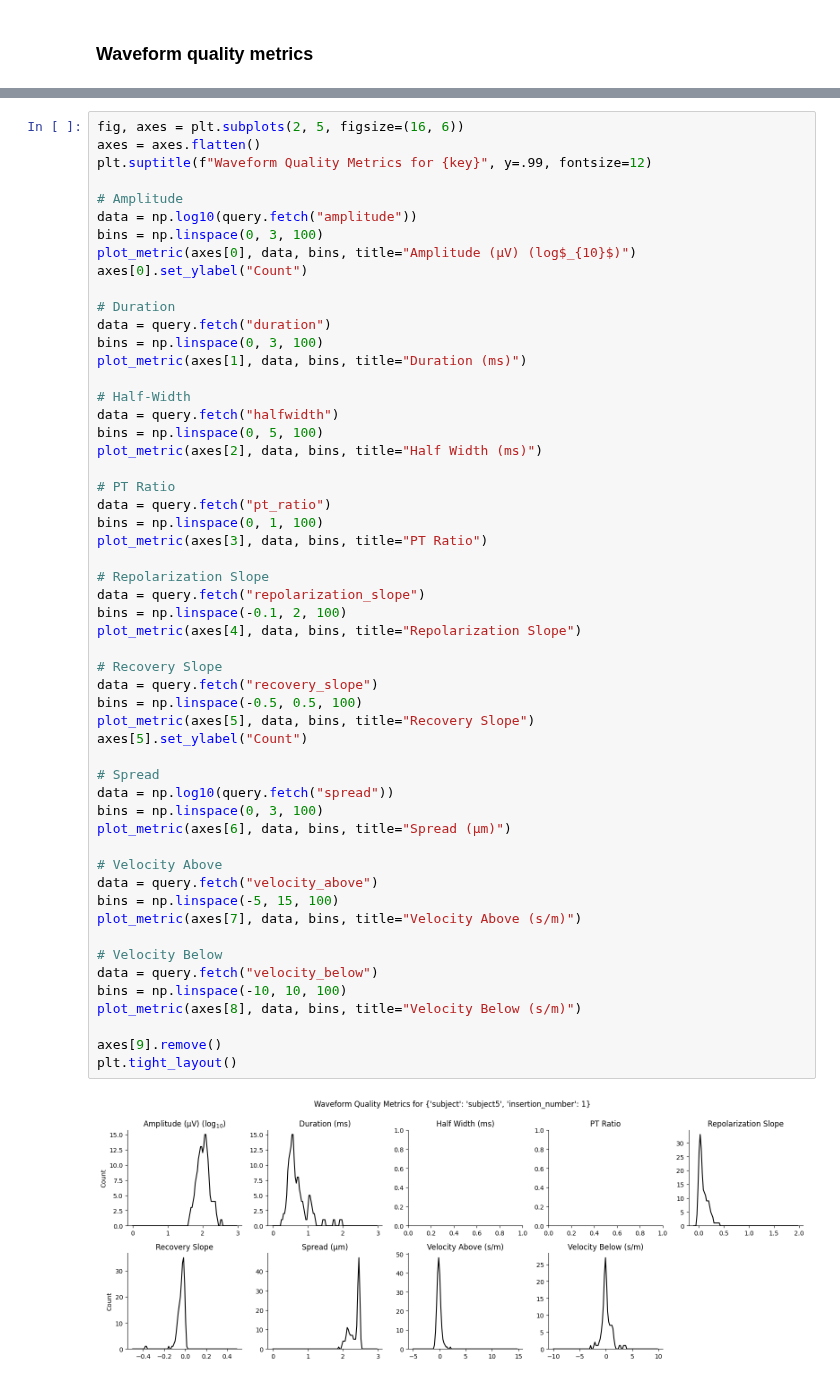
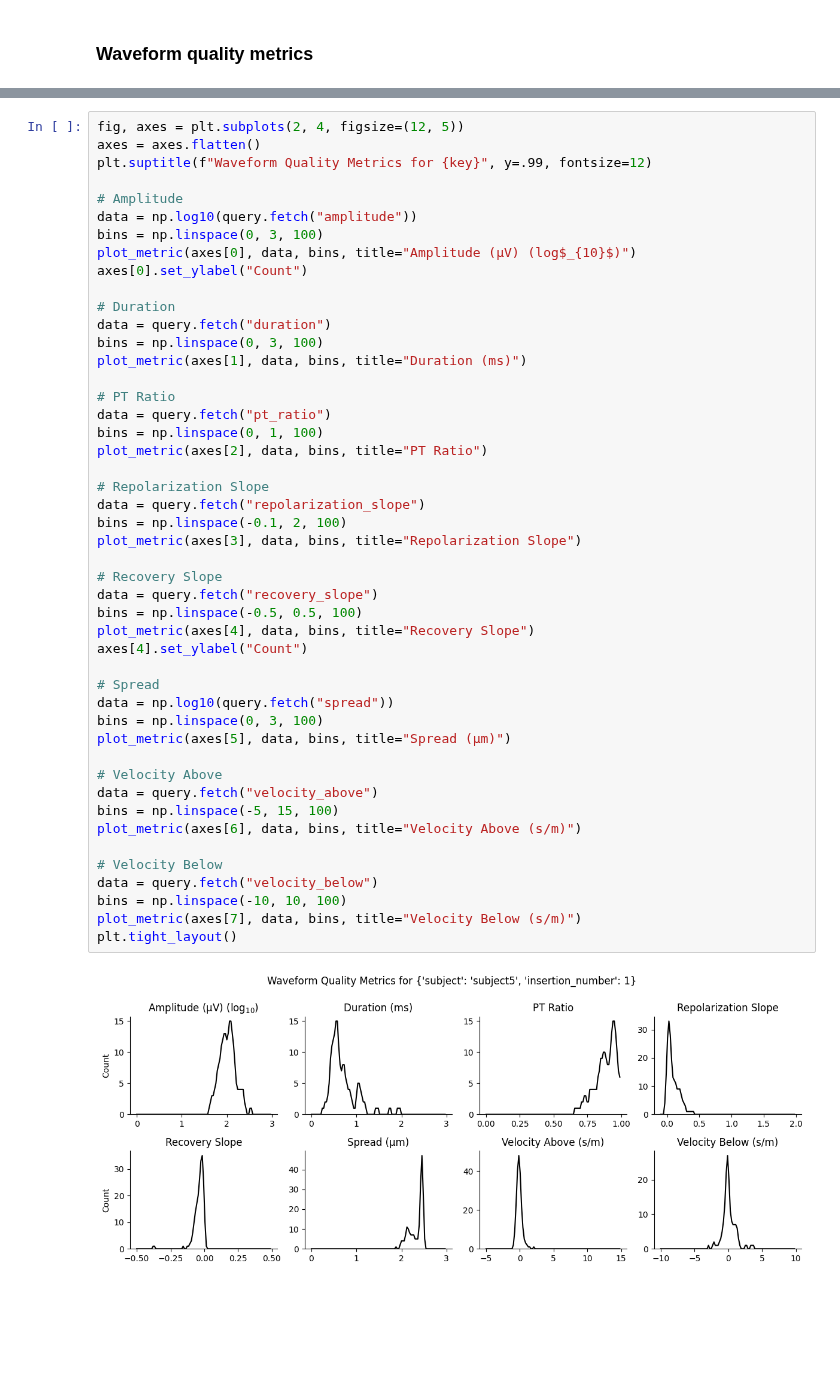
Before and after one commit to datajoint/workflow-array-ephys, a Jupyter notebook: notebooks/quality_metrics.ipynb, the cells around one changed output, grey strips where cells are left out. Drawn from its saved outputs; the diff is of its cells as text; blank space fills up the shorter version.

Commit message:
removed unused metrics

```diff
--- a/notebooks/quality_metrics.ipynb
+++ b/notebooks/quality_metrics.ipynb
@@ -229,7 +220,7 @@ Waveform metrics for a particular unit
 ...
 Total: 227
 # %%
-fig, axes = plt.subplots(2, 5, figsize=(16, 6))
+fig, axes = plt.subplots(2, 4, figsize=(12, 5))
 axes = axes.flatten()
 plt.suptitle(f"Waveform Quality Metrics for {key}", y=.99, fontsize=12)
 
@@ -242,45 +233,38 @@ axes[0].set_ylabel("Count")
 # Duration
 data = query.fetch("duration")
 bins = np.linspace(0, 3, 100)
 plot_metric(axes[1], data, bins, title="Duration (ms)")
 
-# Half-Width
-data = query.fetch("halfwidth")
-bins = np.linspace(0, 5, 100)
-plot_metric(axes[2], data, bins, title="Half Width (ms)")
-
 # PT Ratio
 data = query.fetch("pt_ratio")
 bins = np.linspace(0, 1, 100)
-plot_metric(axes[3], data, bins, title="PT Ratio")
+plot_metric(axes[2], data, bins, title="PT Ratio")
 
 # Repolarization Slope
 data = query.fetch("repolarization_slope")
 bins = np.linspace(-0.1, 2, 100)
-plot_metric(axes[4], data, bins, title="Repolarization Slope")
+plot_metric(axes[3], data, bins, title="Repolarization Slope")
 
 # Recovery Slope
 data = query.fetch("recovery_slope")
 bins = np.linspace(-0.5, 0.5, 100)
-plot_metric(axes[5], data, bins, title="Recovery Slope")
-axes[5].set_ylabel("Count")
+plot_metric(axes[4], data, bins, title="Recovery Slope")
+axes[4].set_ylabel("Count")
 
 # Spread
 data = np.log10(query.fetch("spread"))
 bins = np.linspace(0, 3, 100)
-plot_metric(axes[6], data, bins, title="Spread (μm)")
+plot_metric(axes[5], data, bins, title="Spread (μm)")
 
 # Velocity Above
 data = query.fetch("velocity_above")
 bins = np.linspace(-5, 15, 100)
-plot_metric(axes[7], data, bins, title="Velocity Above (s/m)")
+plot_metric(axes[6], data, bins, title="Velocity Above (s/m)")
 
 # Velocity Below
 data = query.fetch("velocity_below")
 bins = np.linspace(-10, 10, 100)
-plot_metric(axes[8], data, bins, title="Velocity Below (s/m)")
-
-axes[9].remove()
+plot_metric(axes[7], data, bins, title="Velocity Below (s/m)")
 plt.tight_layout()
 # %% [output]
-[figure, old version]
+[figure, new version]
```
Also changed, not shown: parts of 6 cells of this notebook.
